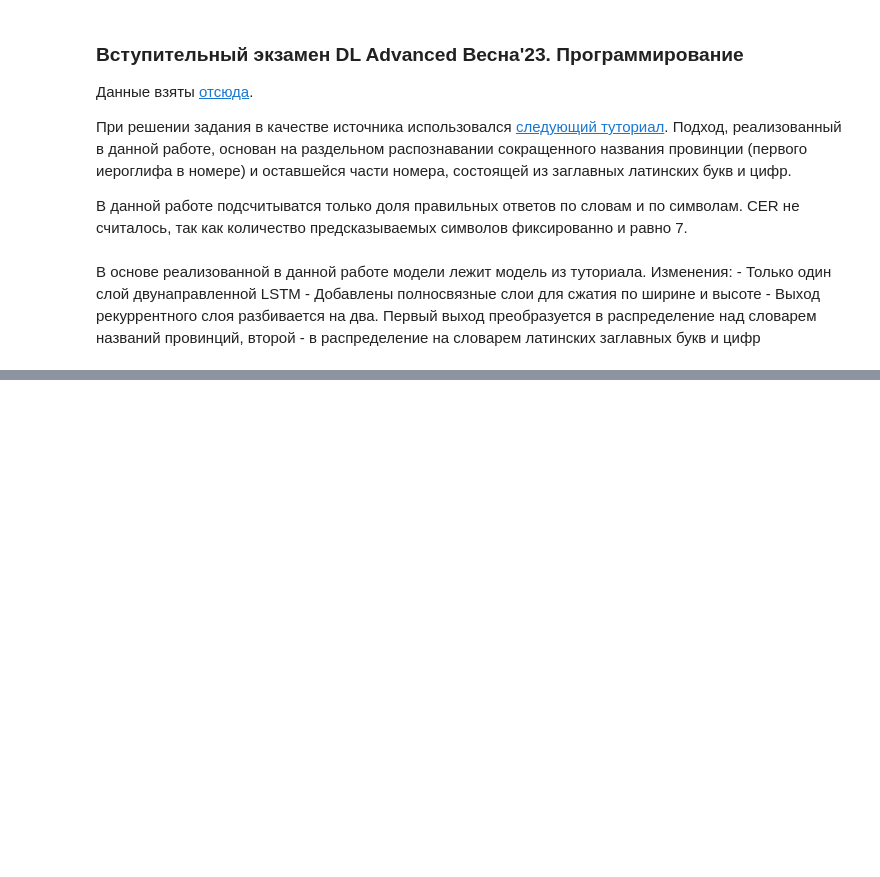
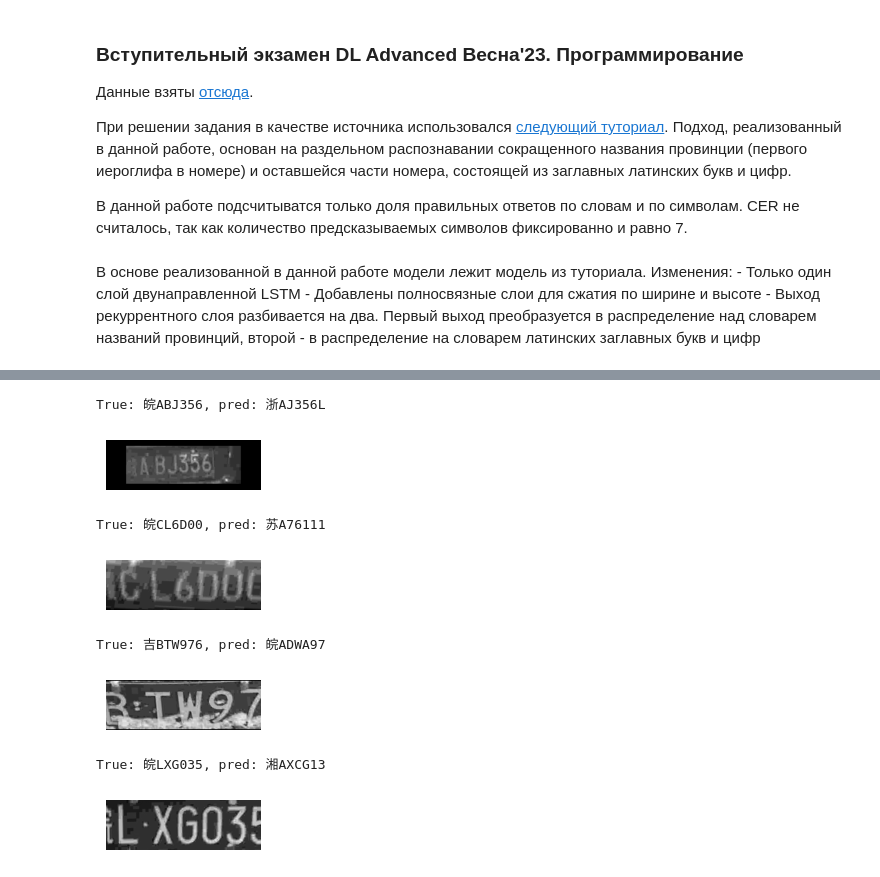
Before and after one commit to AlexeyAkopyan/CarNumberOCR, a Jupyter notebook: car_number.ipynb, the cells around one changed output, grey strips where cells are left out. Saved outputs shown, nothing was run; the diff lists cells and outputs as text; code cells hidden in the pictures; blank space fills up the shorter version.

Commit message:
added collate function and test analysis

```diff
--- a/car_number.ipynb
+++ b/car_number.ipynb
@@ -244,3 +229,17 @@ for batch in tqdm(test_dataloader):
+# %%
+weights = np.ones(len(provinces))
+labels, counts = np.unique(val_labels[:, 0], return_counts=True)
+
+weights[labels] /= counts
+weights /= weights.sum()
+weights = torch.Tensor(weights)
+# %%
+device = torch.device(cfg["training"]["device"])
+model = CRNN(cfg["model"]).to(device)
+num_criterion = nn.CTCLoss(reduction="mean", zero_infinity=True)
+province_criterion = nn.CrossEntropyLoss(weight=weights.to(device))
+optimizer = optim.Adam(model.parameters(), lr=cfg["training"]["lr"])
+scheduler = optim.lr_scheduler.CosineAnnealingLR(optimizer, T_max=cfg["training"]["epochs"])
 # %%
 seed = cfg["training"]["seed"]
 
@@ -335,23 +335,18 @@ for epoch in range(cfg["training"]["epochs"]):
 # %%
-model = torch.load("model_weights.pt")
+model = torch.load(cfg["model_path"])
 # %%
 print("Testing:")
 model.eval()
 
-start = time.time()
 test_predictions = torch.Tensor().to(dtype=torch.int8)
 
 for batch in tqdm(test_dataloader):
 
-    b_input = batch[0].to(device)
-    b_labels = torch.cat(
-    (
-        torch.LongTensor([province_map[batch[1][i][0]] for i in range(len(batch[1]))]).view(-1, 1),
-        torch.LongTensor([[symbol_map[symbol] for symbol in batch[1][i][1:]] for i in range(len(batch[1]))])
-    ), dim=1).to(device)
+    b_input = batch["img"].to(device)
+    b_labels = batch["label"].to(device)
 
     with torch.no_grad():
-        province_logits, num_logits = model(b_input / 255)
+        province_logits, num_logits = model(b_input)
         province_logits = F.softmax(province_logits, 1)
         num_logits = F.log_softmax(num_logits, 2).transpose(0, 1)
 
@@ -361,9 +356,7 @@ for batch in tqdm(test_dataloader):
         ), dim=1)), dim=0)
     torch.cuda.empty_cache()
 
-print("Accuracy by word: {:4.2f}".format(np.equal(y_test, test_predictions).all(axis=1).float().mean()))
-print("Accuracy by char: {:4.2f}".format(np.equal(y_test, test_predictions).float().mean()))
-print("Testing took: {:}".format(timedelta(seconds = int(time.time() - start))))
-print()
+print("Accuracy by word: {:4.2f}".format(np.equal(test_labels, test_predictions).all(axis=1).float().mean()))
+print("Accuracy by char: {:4.2f}".format(np.equal(test_labels, test_predictions).float().mean()))
 # %% [output]
 Testing:
@@ -372,0 +431,18 @@ Testing took: 0:00:43
+# %%
+n_errors = (test_labels != test_predictions).sum(axis=1)
+
+for idx in np.arange(len(test_dataset))[n_errors == 6]:
+    plt.figure(figsize=(2, 1))
+    plt.imshow((test_dataset[idx]["img"].permute(1, 2, 0) * 255).to(torch.uint8), cmap="gray")
+    print(f"True: {convert_labels_to_name(test_labels[idx].numpy())}, pred: {convert_labels_to_name(test_predictions[idx].numpy())}")
+    plt.axis('off')
+    plt.show()
+# %% [output]
+True: 皖ABJ356, pred: 浙AJ356L
+[figure, added]
+True: 皖CL6D00, pred: 苏A76111
+[figure, added]
+True: 吉BTW976, pred: 皖ADWA97
+[figure, added]
+True: 皖LXG035, pred: 湘AXCG13
+[figure, added]
```
Also changed, not shown: parts of 16 cells of this notebook, 1 other file.
